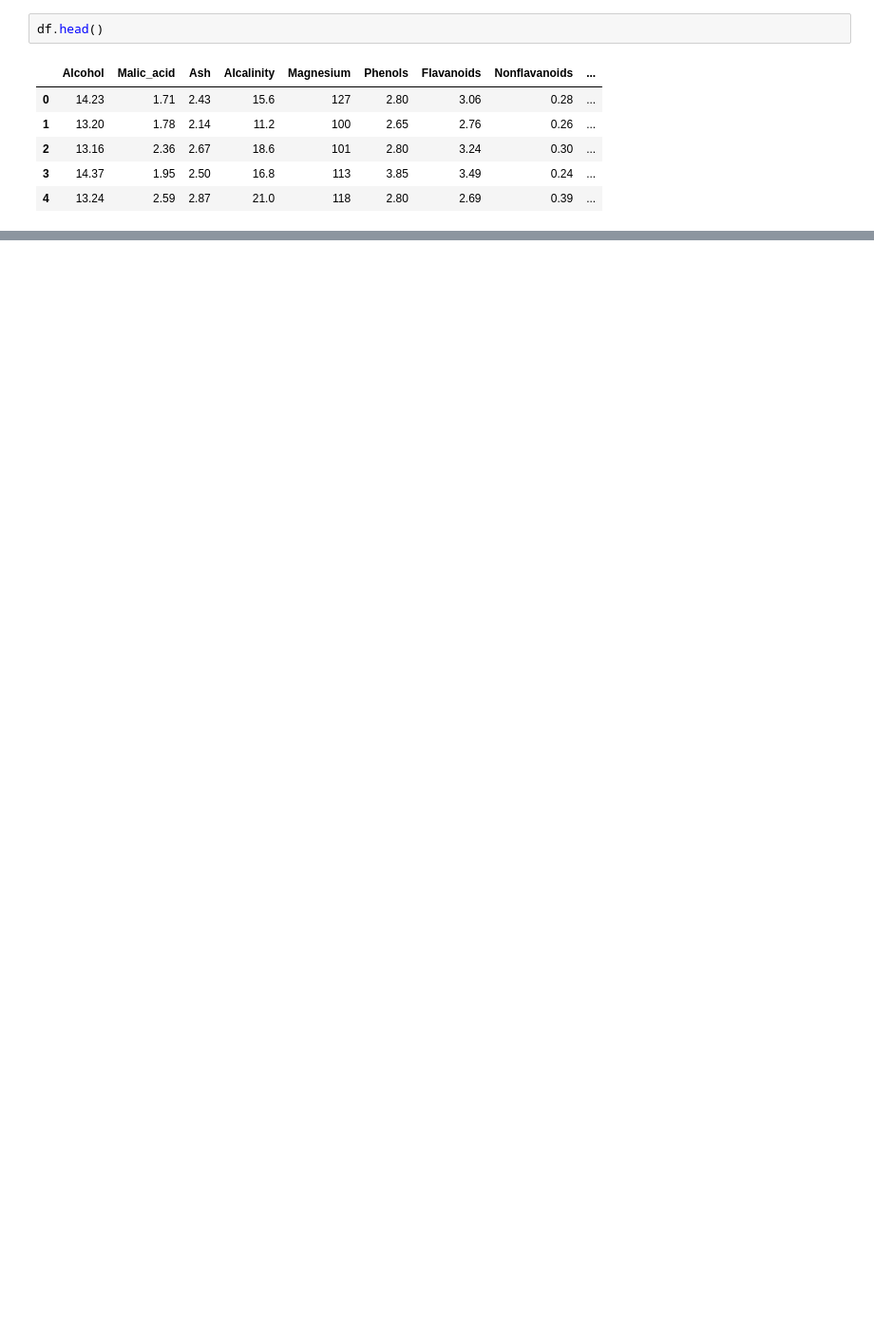
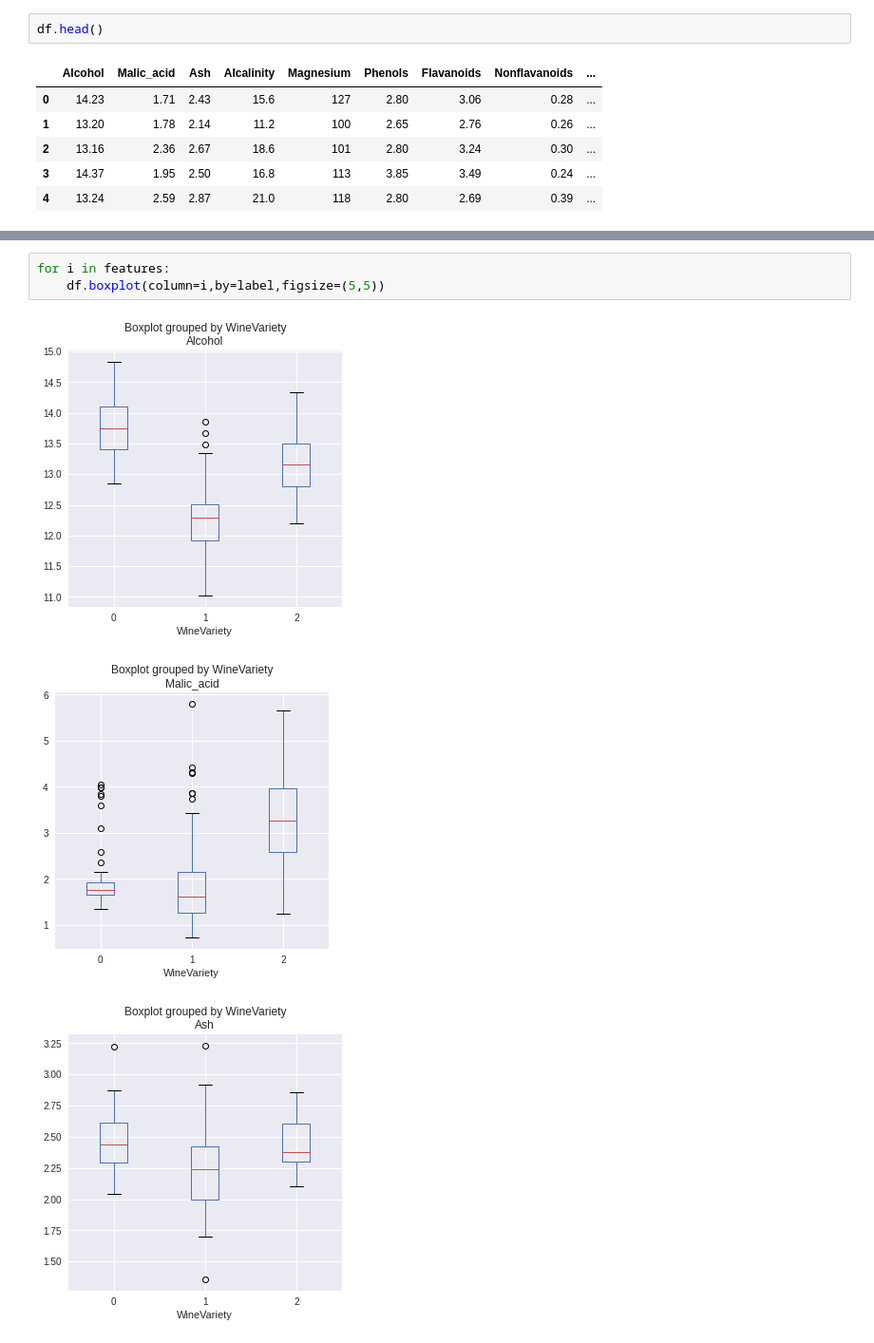
Before and after one commit to NishantBaheti/Azure-DataScience, a Jupyter notebook: WineClassification.ipynb, the cells around one changed output, grey strips where cells are left out. Shown at 95% size. Drawn from its saved outputs; the diff is of its cells as text; blank space fills up the shorter version.

```diff
--- a/WineClassification.ipynb
+++ b/WineClassification.ipynb
@@ -29,0 +150,7 @@ df.head()
+# %%
+for i in features:
+    df.boxplot(column=i,by=label,figsize=(5,5))
+# %% [output]
+[figure, added]
+[figure, added]
+[figure, added]
```
Also changed, not shown: parts of 8 cells of this notebook, 2 other files.
